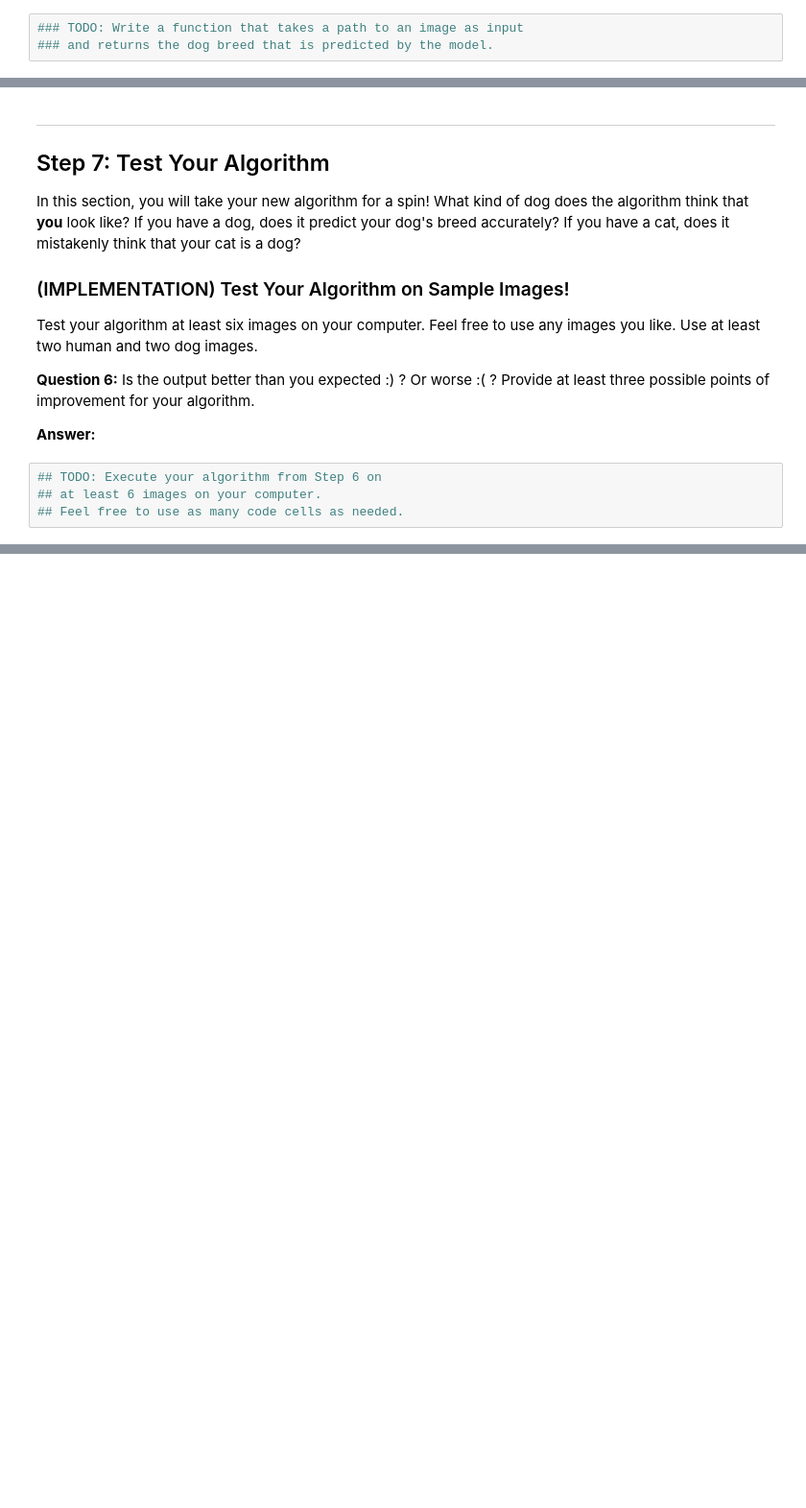
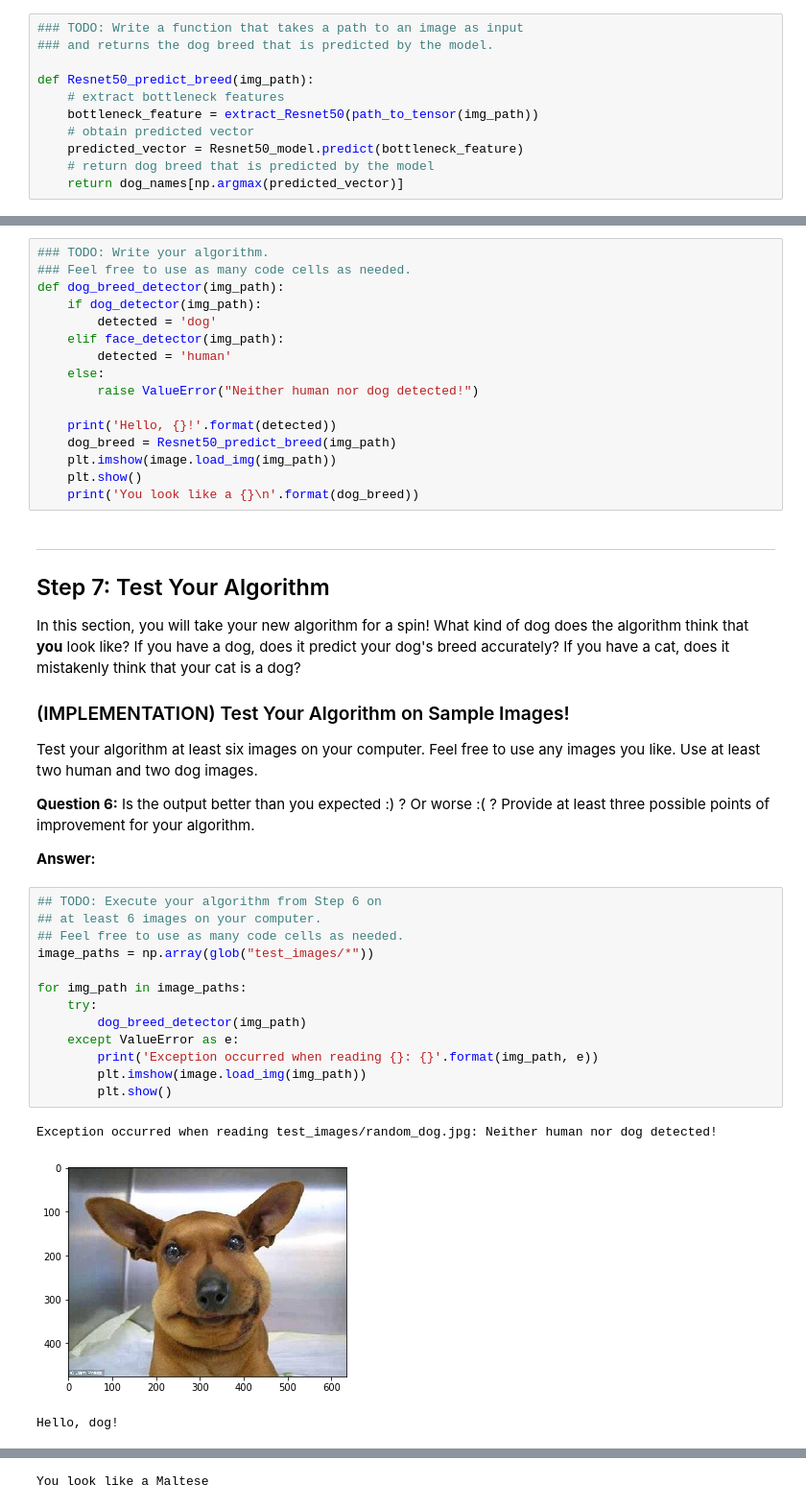
Before and after one commit to milosgajdos/udacity-ai-nanodegree, a Jupyter notebook: cnn-ai/dog_app.ipynb, the cells around one changed output, grey strips where cells are left out. Shown at 96% size. Drawn from its saved outputs; the diff is of its cells as text; blank space fills up the shorter version.

```diff
--- a/cnn-ai/dog_app.ipynb
+++ b/cnn-ai/dog_app.ipynb
@@ -695,6 +695,14 @@ where `{network}`, in the above filename, should be one of `VGG19`, `Resnet50`,
 # %%
 ### TODO: Write a function that takes a path to an image as input
 ### and returns the dog breed that is predicted by the model.
+
+def Resnet50_predict_breed(img_path):
+    # extract bottleneck features
+    bottleneck_feature = extract_Resnet50(path_to_tensor(img_path))
+    # obtain predicted vector
+    predicted_vector = Resnet50_model.predict(bottleneck_feature)
+    # return dog breed that is predicted by the model
+    return dog_names[np.argmax(predicted_vector)]
 # %% [markdown]
 ---
 <a id='step6'></a>
@@ -719,3 +724,19 @@ Some sample output for our algorithm is provided below, but feel free to design
+# %%
+### TODO: Write your algorithm.
+### Feel free to use as many code cells as needed.
+def dog_breed_detector(img_path):
+    if dog_detector(img_path):
+        detected = 'dog'
+    elif face_detector(img_path):
+        detected = 'human'
+    else:
+        raise ValueError("Neither human nor dog detected!")
+
+    print('Hello, {}!'.format(detected))
+    dog_breed = Resnet50_predict_breed(img_path)
+    plt.imshow(image.load_img(img_path))
+    plt.show()
+    print('You look like a {}\n'.format(dog_breed))
 # %% [markdown]
 ---
 <a id='step7'></a>
@@ -733,4 +754,17 @@ __Answer:__
 # %%
 ## TODO: Execute your algorithm from Step 6 on
 ## at least 6 images on your computer.
 ## Feel free to use as many code cells as needed.
+image_paths = np.array(glob("test_images/*"))
+
+for img_path in image_paths:
+    try:
+        dog_breed_detector(img_path)
+    except ValueError as e:
+        print('Exception occurred when reading {}: {}'.format(img_path, e))
+        plt.imshow(image.load_img(img_path))
+        plt.show()
+# %% [output]
+Exception occurred when reading test_images/random_dog.jpg: Neither human nor dog detected!
+[figure, added]
+Hello, dog!
@@ -736,0 +788 @@ __Answer:__
+You look like a Maltese
```
Also changed, not shown: parts of 2 cells of this notebook, 6 other files.
